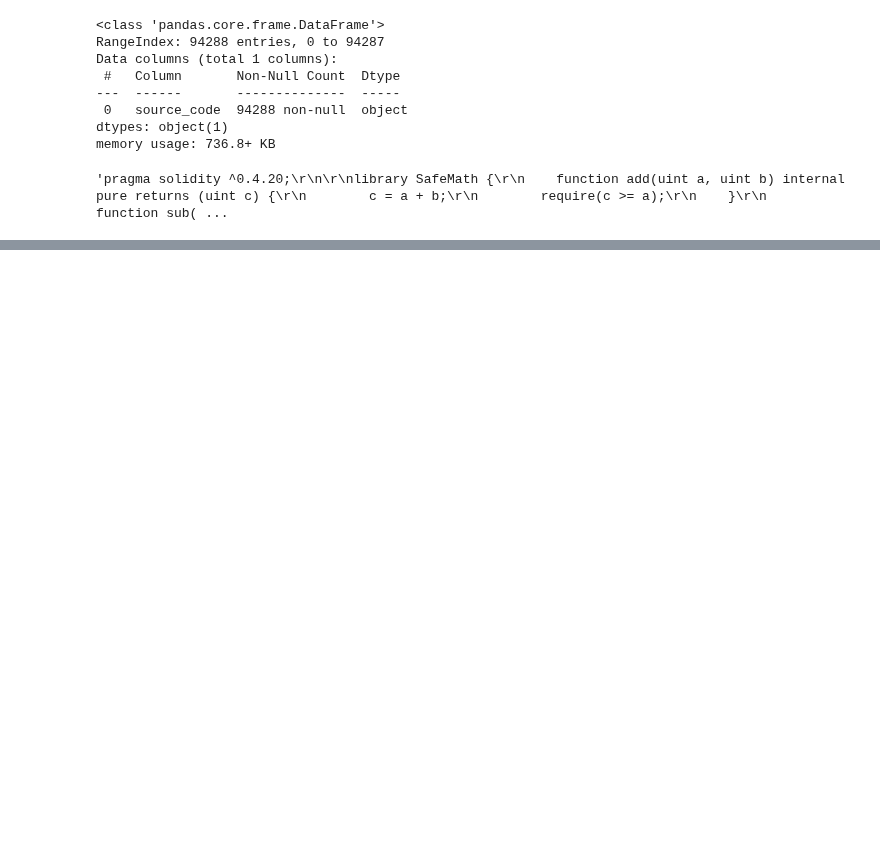
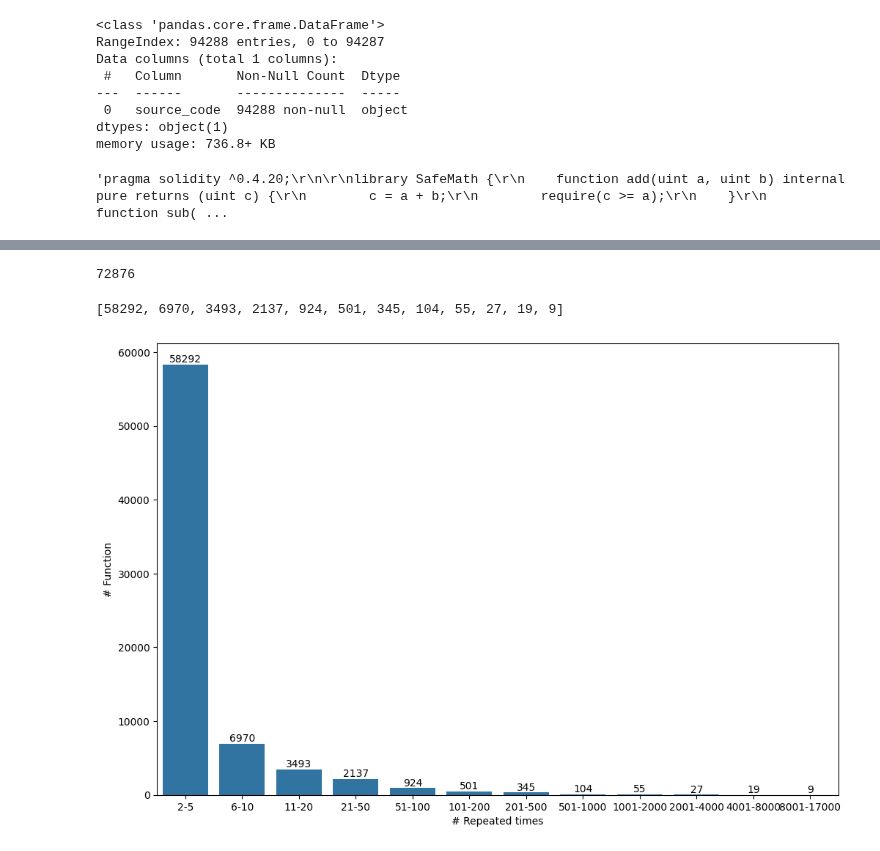
Before and after one commit to echodrift/code-generation, a Jupyter notebook: experiment/insight.ipynb, the cells around one changed output, grey strips where cells are left out. Saved outputs shown, nothing was run; the diff lists cells and outputs as text; code cells hidden in the pictures; blank space fills up the shorter version.

```diff
--- a/experiment/insight.ipynb
+++ b/experiment/insight.ipynb
@@ -17,0 +52,3 @@ all_file.loc[0, "source_code"]
+# %%
+experiment = pd.read_parquet("/home/hieuvd/lvdthieu/CodeGen/data/data/experiment.parquet", engine="fastparquet")
+experiment.info()
@@ -17,0 +70,4 @@ all_file.loc[0, "source_code"]
+# %%
+with open("test.sol", "a") as f:
+    for func in experiment[experiment["function"].str.contains("//")]["function"].iloc[0:5]:
+        f.write(f"{func}\n---------------------------------------------------\n")
@@ -17,0 +83,4 @@ all_file.loc[0, "source_code"]
+# %%
+with open("test.sol", "a") as f:
+    for i in [0, 1, 2, 3, 11]:
+        f.write(f"{experiment.loc[i, 'function_removed_comment']}\n-------------------------------------\n")
@@ -17,0 +243,4 @@ all_file.loc[0, "source_code"]
+# %%
+len(only_mask_func_body[only_mask_func_body["repeate_cnt"] > 1])
+# %% [output]
+72876
@@ -17,0 +254,32 @@ all_file.loc[0, "source_code"]
+# %%
+repeat_stats(only_mask_func_body)
+# %% [output]
+[58292, 6970, 3493, 2137, 924, 501, 345, 104, 55, 27, 19, 9]
+# %%
+import matplotlib.pyplot as plt
+import seaborn as sns
+function_overview = [
+    {"range":"2-5","count": 58292},
+    {"range":"6-10","count": 6970},
+    {"range":"11-20","count": 3493},
+    {"range":"21-50","count": 2137},
+    {"range":"51-100","count": 924},
+    {"range":"101-200","count": 501},
+    {"range":"201-500","count": 345},
+    {"range":"501-1000","count": 104},
+    {"range":"1001-2000","count": 55},
+    {"range":"2001-4000","count": 27},
+    {"range":"4001-8000", "count": 19},
+    {"range":"8001-17000", "count": 9}
+]
+# %%
+function_overview = pd.DataFrame(function_overview)
+
+plt.figure(figsize=(12,8))
+plt.ylabel("# Function")
+plt.xlabel("# Repeated times")
+ax = sns.barplot(function_overview, x="range", y="count")
+for i in ax.containers:
+    ax.bar_label(i,)
+# %% [output]
+[figure, added]
```
Also changed, not shown: parts of 24 cells of this notebook, 7 other files.
